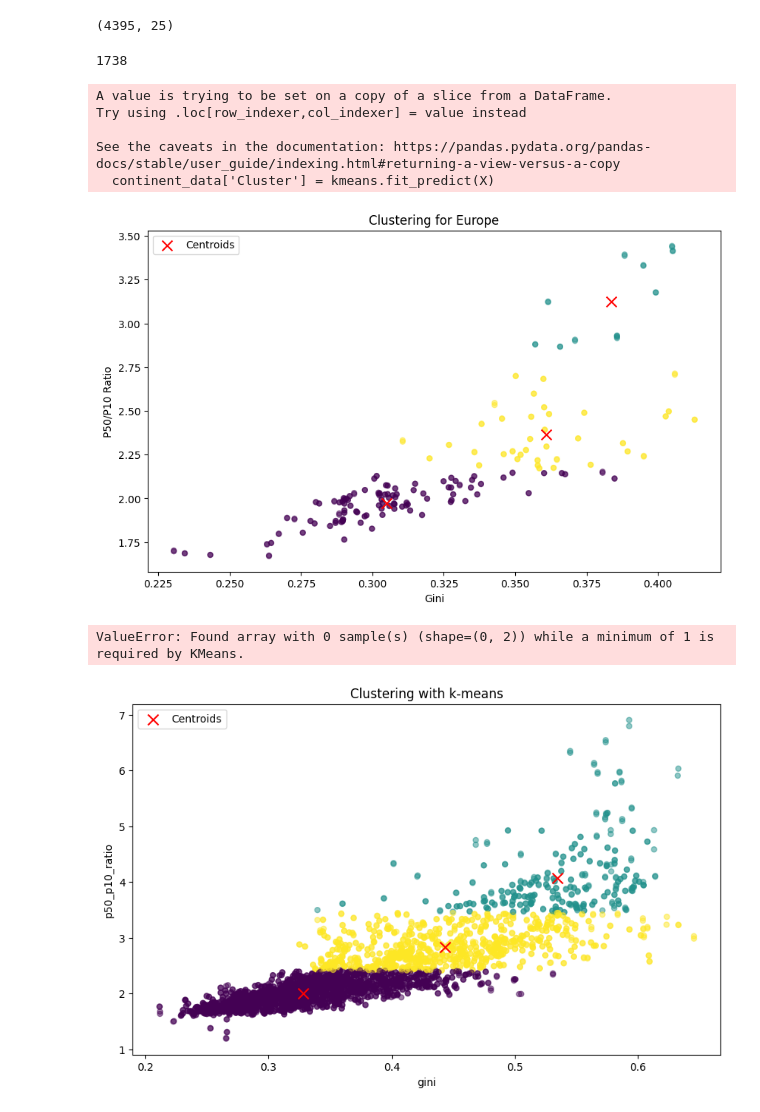
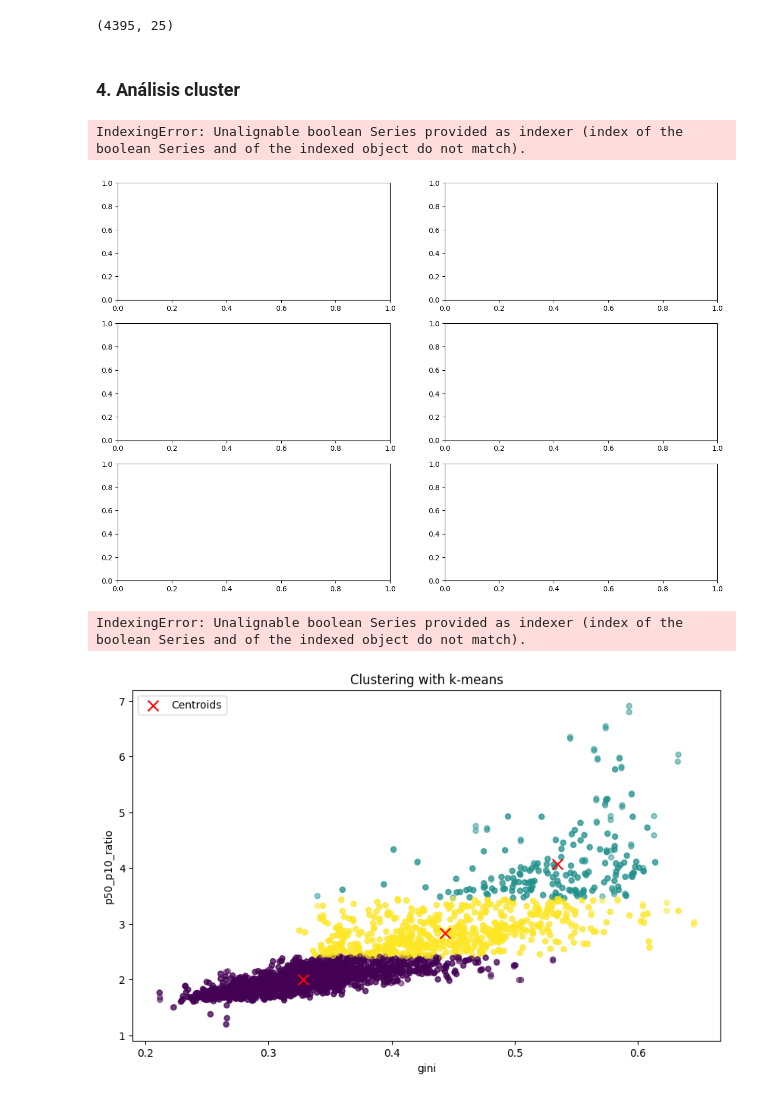
Before and after one commit to hugomumen/Multivariante, a Jupyter notebook: trabajogrupal.ipynb, the cells around one changed output. Cells and saved outputs as stored; diff of their text form; code cells hidden in the pictures.

Commit message:
continentes + análisis descriptivo

```diff
--- a/trabajogrupal.ipynb
+++ b/trabajogrupal.ipynb
@@ -357,9 +337,5 @@ plt.show()
 dataset_PCA.shape
 # %% [output]
 (4395, 25)
-# %%
-dataset_PCA
-dataset_PCA['continent'].count()
-# dataset_PCA[dataset_PCA['continent'] == 'nan'].value_counts()
-# %% [output]
-1738
+# %% [markdown]
+### 4. Análisis cluster <a class="anchor" id="seccion_4"></a>
@@ -366,8 +344,68 @@ dataset_PCA['continent'].count()
+# %%
+import matplotlib.pyplot as plt
+from sklearn.cluster import KMeans
+import pandas as pd
+import numpy as np
+
+# Get the list of unique continents
+continents = dataset_PCA['continent'].unique()
+
+# Create a figure with subplots (3 rows, 2 columns)
+fig, axes = plt.subplots(3, 2, figsize=(15, 10))
+axes = axes.flatten()  # Flatten axes for easy iteration
+
+# Ensure the number of subplots matches the data
+num_continents = len(continents)
+if num_continents > len(axes):
+    raise ValueError("Number of continents exceeds the available subplots. Increase subplot grid size.")
+
+# Loop through each continent and plot in the subplots
+for i, continent in enumerate(continents):
+    # Filter the data for the current continent
+    continent_data = data[dataset_PCA['continent'] == continent]
+
+    # Check if the data is sufficient for clustering
+    if len(continent_data) < 2:
+        print(f"Skipping {continent}: not enough data points for clustering.")
+        continue
+
+    # Select relevant columns for clustering
+    X = continent_data[['gini', 'p50_p10_ratio']]
+
+    # Define the number of clusters (e.g., k = 3)
+    k = 3
+    kmeans = KMeans(n_clusters=k, random_state=0)
+
+    # Perform clustering and add the cluster labels to the dataset
+    continent_data['Cluster'] = kmeans.fit_predict(X)
+
+    # Plot on the corresponding subplot
+    ax = axes[i]
+    scatter = ax.scatter(continent_data['gini'], continent_data['p50_p10_ratio'],
+                         c=continent_data['Cluster'], cmap='viridis', s=25, alpha=0.5)
+    ax.scatter(kmeans.cluster_centers_[:, 0], kmeans.cluster_centers_[:, 1],
+               c='red', marker='x', s=100, label='Centroids')
+    ax.set_title(f"Clustering for {continent}")
+    ax.set_xlabel("Gini")
+    ax.set_ylabel("P50/P10 Ratio")
+    ax.legend()
+
+# Remove empty subplots if there are fewer continents
+if num_continents < len(axes):
+    for j in range(num_continents, len(axes)):
+        fig.delaxes(axes[j])
+
+# Adjust layout and display
+fig.tight_layout()
+plt.show()
+# %% [output]
+IndexingError: Unalignable boolean Series provided as indexer (index of the boolean Series and of the indexed object do not match).
+[figure, added]
 # %%
 # Loop through each continent
 for continent in dataset_PCA['continent'].unique():
     # Filter the dataset for the current continent
-    continent_data = dataset_PCA[dataset_PCA['continent'] == continent]
+    continent_data = data[dataset_PCA['continent'] == continent]
 
     # Select relevant columns for clustering
     X = continent_data[['gini', 'p50_p10_ratio']]
@@ -385,19 +423,13 @@ for continent in dataset_PCA['continent'].unique():
                 c=continent_data['Cluster'], cmap='viridis', s=25, alpha=0.5)
     plt.scatter(kmeans.cluster_centers_[:, 0], kmeans.cluster_centers_[:, 1],
                 c='red', marker='x', s=100, label='Centroids')
-    plt.title(f"Clustering for {continent}")
+    plt.title(f"Clustering for {continent}", fontsize=14, weight='bold')
     plt.xlabel("Gini")
     plt.ylabel("P50/P10 Ratio")
     plt.legend()
     plt.show()
 # %% [output]
-A value is trying to be set on a copy of a slice from a DataFrame.
-Try using .loc[row_indexer,col_indexer] = value instead
-
-See the caveats in the documentation: https://pandas.pydata.org/pandas-docs/stable/user_guide/indexing.html#returning-a-view-versus-a-copy
-  continent_data['Cluster'] = kmeans.fit_predict(X)
+IndexingError: Unalignable boolean Series provided as indexer (index of the boolean Series and of the indexed object do not match).
-[figure, removed]
-ValueError: Found array with 0 sample(s) (shape=(0, 2)) while a minimum of 1 is required by KMeans.
 # %%
 # Si los datos ya están en 'df', seleccionamos las columnas relevantes
 X = data[['gini', 'p50_p10_ratio']]
```
Also changed, not shown: parts of 18 cells of this notebook, 1 other file.
